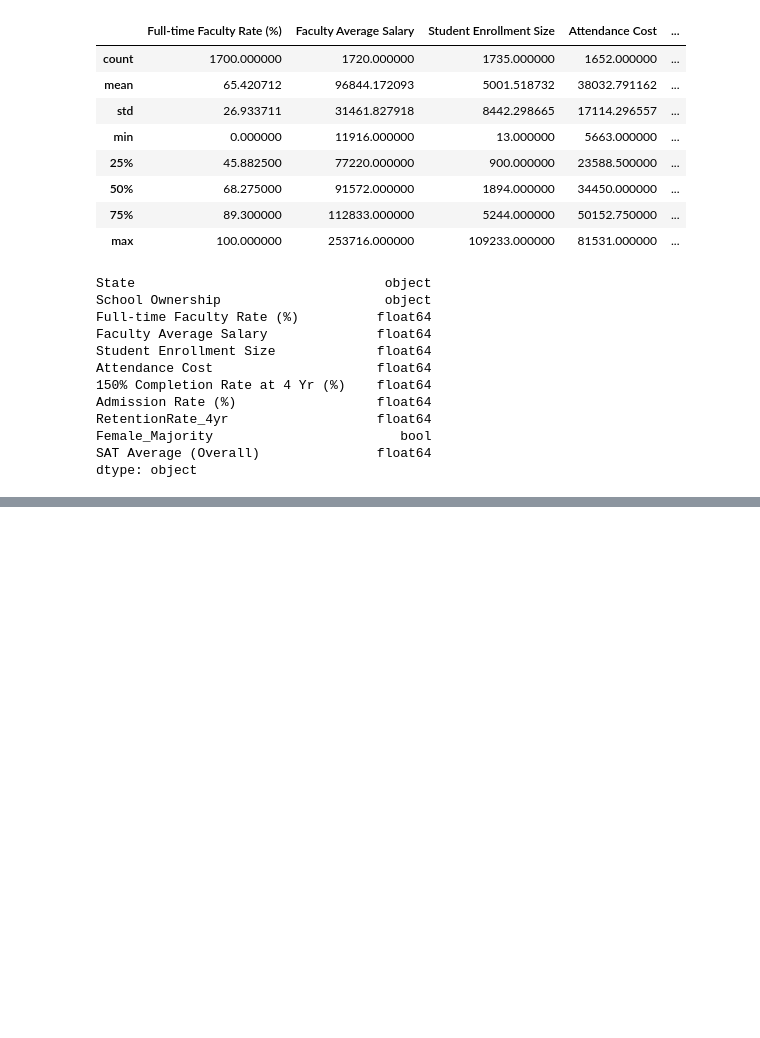
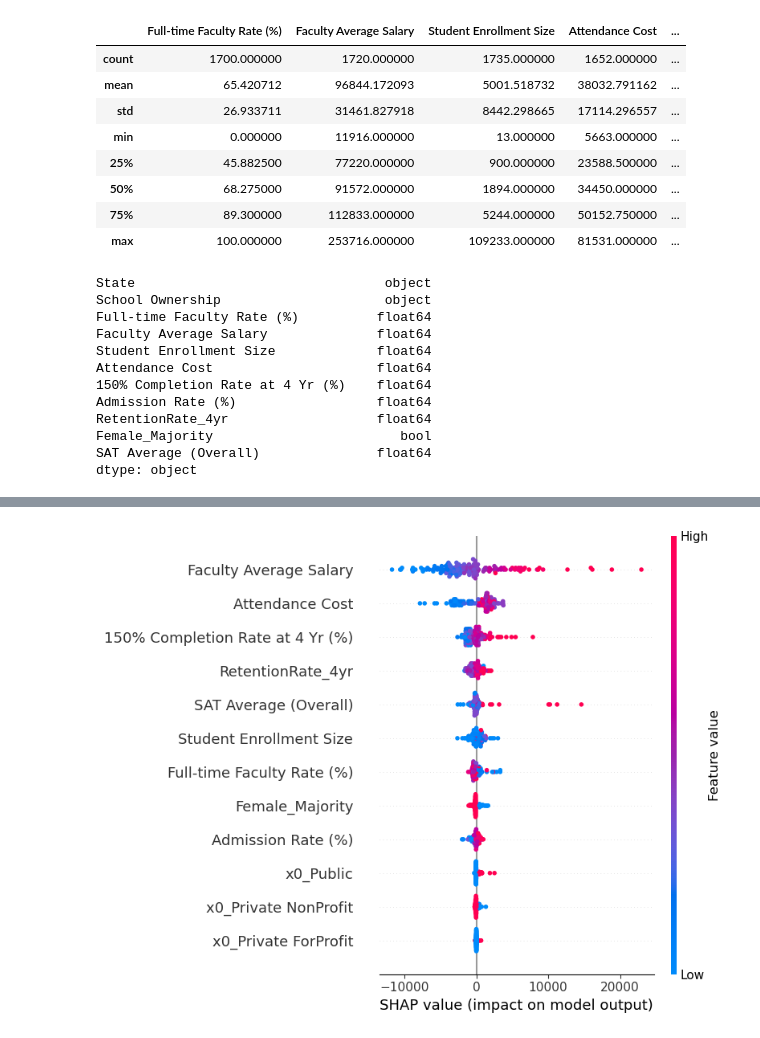
Before and after one commit to runstats21/college-score-card-analysis, a Jupyter notebook: simpleModel+shap.ipynb, the cells around one changed output, grey strips where cells are left out. Saved outputs shown, nothing was run; the diff lists cells and outputs as text; code cells hidden in the pictures; blank space fills up the shorter version.

Commit message:
simple shap explainations added

```diff
--- a/simpleModel+shap.ipynb
+++ b/simpleModel+shap.ipynb
@@ -132,0 +133,27 @@ AttributeError: 'Pipeline' object has no attribute 'feature_importances'
+# %%
+# run preprocessor
+Xtrain_filled = preprocessor.fit_transform(Xtrain)
+Xtest_filled= preprocessor.fit_transform(Xtest)
+
+# get feature names from one hot encoder
+ohenc_names = preprocessor.named_transformers_['cat']['encoder'].get_feature_names_out()
+# ohenc_names2 = preprocessor.named_transformers_['cat']['encoder'].feature_names_in_
+# num_names = preprocessor.named_transformers_['num']['scaler'].get_feature_names_out()
+# print(num_names)
+feature_names = list(Xtest.columns)[1:]+list(ohenc_names)
+print(Xtest.columns)
+print(len(ohenc_names))
+print(feature_names)
+print(len(feature_names))
+print(Xtrain_filled.shape)
+display(Xtrain.head())
+print(Xtrain.shape)
+
+# get indexes from train and test
+Xtrain.index
+
+display(pd.DataFrame(Xtrain_filled))
+# redefine dataframes with appropriate column names
+Xtrain_filled = pd.DataFrame(Xtrain_filled, columns=feature_names,index = Xtrain.index)
+Xtest_filled = pd.DataFrame(Xtest_filled, columns=feature_names)
+Xtrain_filled.head()
@@ -132,0 +198,4 @@ AttributeError: 'Pipeline' object has no attribute 'feature_importances'
+# %%
+# fit model
+rf = RandomForestRegressor(oob_score=True)
+rf.fit(Xtrain_filled,ytrain)
@@ -132,0 +208,7 @@ AttributeError: 'Pipeline' object has no attribute 'feature_importances'
+# %%
+# begin shap
+import shap
+from shap import TreeExplainer
+explainer = TreeExplainer(rf)
+# shap_values_train = explainer.shap_values(Xtrain)
+shap_values_test = explainer.shap_values(Xtest_filled) # likely should stick with test to start
@@ -132,0 +232,4 @@ AttributeError: 'Pipeline' object has no attribute 'feature_importances'
+# %%
+shap.summary_plot(shap_values_test, Xtest_filled)
+# %% [output]
+[figure, added]
```
Also changed, not shown: parts of 8 cells of this notebook.
